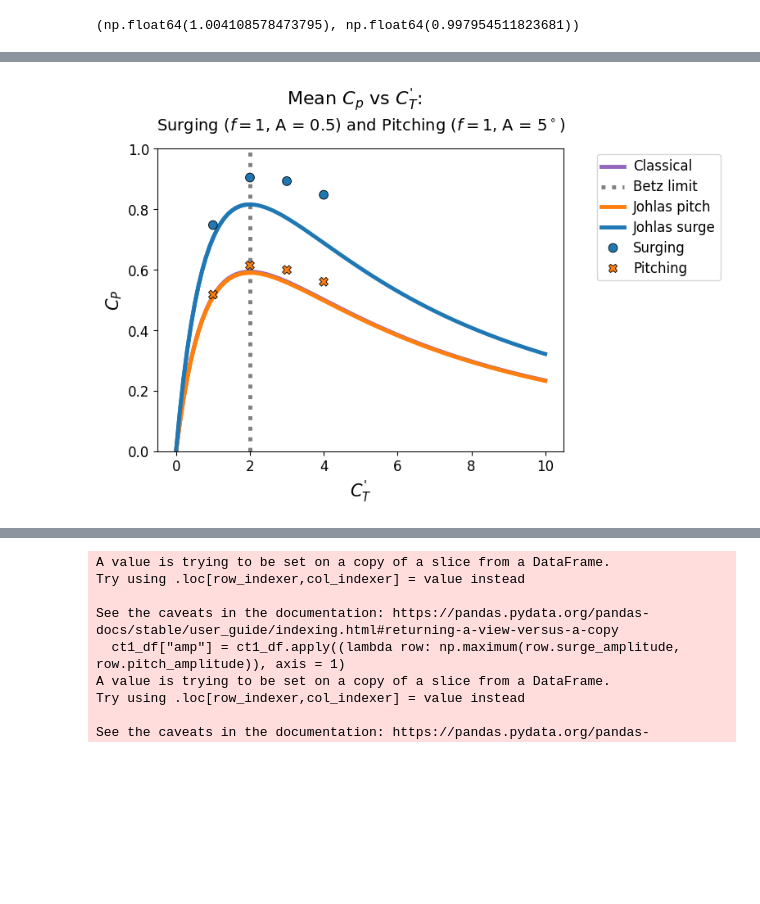
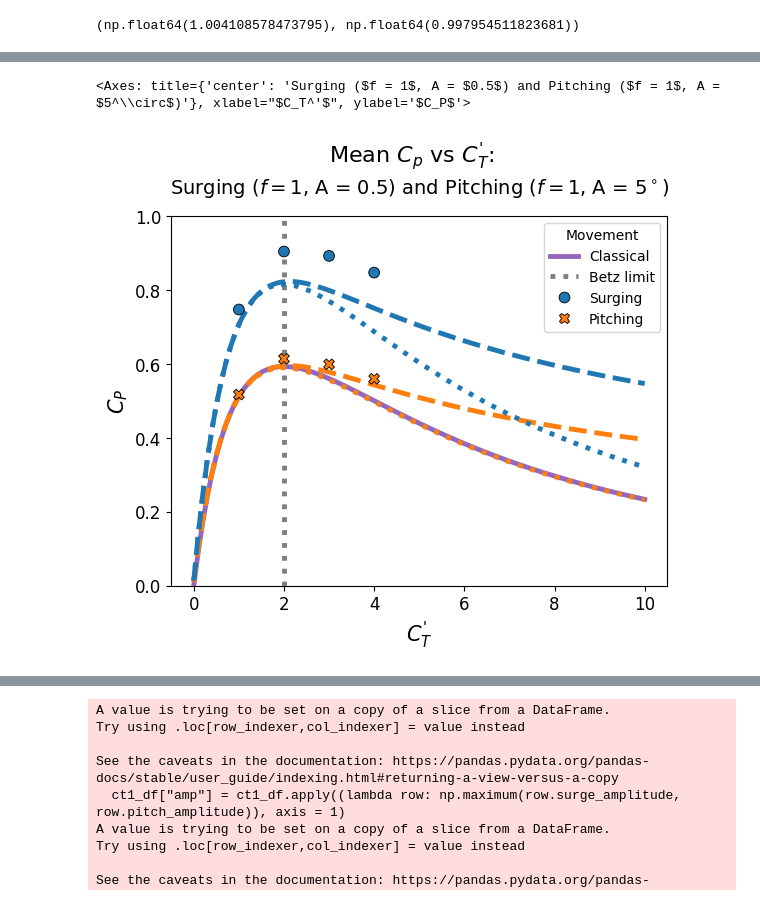
Before and after one commit to skygering/SimsPadeOps, a Jupyter notebook: analysis/movement_exploration.ipynb, the cells around one changed output, grey strips where cells are left out. Saved outputs shown, nothing was run; the diff lists cells and outputs as text; code cells hidden in the pictures; blank space fills up the shorter version.

Commit message:
Add first draft of movement exploration

```diff
--- a/analysis/movement_exploration.ipynb
+++ b/analysis/movement_exploration.ipynb
@@ -47,0 +59,13 @@ max_motion_df = max_motion_df[(max_motion_df["surge_amplitude"] == 0.5) | (max_m
+# %%
+ctp_list = np.linspace(0.01, 10, num = 100)
+# johlas_based on classical
+classical_cp = [a_to_Cp(analytical_a(ctp)) for ctp in ctp_list]
+johlas_pitch_classical = [johlas(cp, 0.0, 5.0) for cp in classical_cp]
+johlas_surge_classical = [johlas(cp, 0.5, 0.0) for cp in classical_cp]
+# johlas based on UMM
+model = UnifiedMomentum()
+umm_cp = model(Ctprime = ctp_list, yaw = 0.0).Cp
+johlas_pitch_umm = [johlas(cp, 0.0, 5.0) for cp in umm_cp]
+johlas_surge_umm = [johlas(cp, 0.5, 0.0) for cp in umm_cp]
+# pre-betz limit indices
+pre_betz = np.linspace(0, 21)
@@ -48,61 +95,62 @@ max_motion_df = max_motion_df[(max_motion_df["surge_amplitude"] == 0.5) | (max_m
 # %%
 fig, ax = plt.subplots(1, 1)
 fig.suptitle("Mean $C_p$ vs $C_T^'$:", size = 16, y = 1.04)
 plt.title("Surging ($f = 1$, A = $0.5$) and Pitching ($f = 1$, A = $5^\circ$)", size = 14, y = 1.04)
 ax.set_xlabel('$C_T^\'$', size = 15)
 ax.set_ylabel('$C_P$', size = 15)
 ax.tick_params(axis='both', which='major', labelsize=12)
 linewidth = 3.5
 ax.set_ylim(0, 1)
 
 # plot classical and betz
 ctp_list = np.linspace(0, 10, num = 100)
 classical_cp = [a_to_Cp(analytical_a(ctp)) for ctp in ctp_list]
 # 1
 sns.lineplot(x = ctp_list, y = classical_cp, color = 'tab:purple', label = "Classical", linewidth = linewidth)
+fix_legend(ax)
+plt.savefig("/Users/sky/Downloads/classical.png", dpi=300, bbox_inches = "tight")
 # 2
 ax.axvline(2, label = "Betz limit", color = 'tab:grey', linewidth = linewidth, linestyle =':')
+fix_legend(ax)
+plt.savefig("/Users/sky/Downloads/betz.png", dpi=300, bbox_inches = "tight")
 
 # pre-betz
-ctp_pre_betz = ctp_list[0:21]
-classical_pre_betz = classical_cp[0:21]
-johlas_pitch_pre_betz = [johlas(cp, 0.0, 5.0) for cp in classical_pre_betz]
-johlas_surge_pre_betz = [johlas(cp, 0.5, 0.0) for cp in classical_pre_betz]
-les_pre_betz = max_motion_df[max_motion_df["CT_prime"] <= 2]
+# ctp_pre_betz = ctp_list[0:21]
+# classical_pre_betz = classical_cp[0:21]
+# johlas_pitch_classical_pre_betz = johlas_pitch_classical[0:21]
+# johlas_surge_pre_betz = johlas_surge_classical[0:21]
+# les_pre_betz = max_motion_df[max_motion_df["CT_prime"] <= 2]
 # 3
-sns.lineplot(x = ctp_pre_betz, y = johlas_pitch_pre_betz, color = 'tab:orange', label = "Johlas pitch", linewidth = linewidth)
+# sns.lineplot(x = ctp_pre_betz, y = johlas_pitch_classical_pre_betz, color = 'tab:orange', label = "Johlas pitch", linewidth = linewidth)
+# fix_legend(ax)
+# plt.savefig("/Users/sky/Downloads/johlas_pitch_classical_pre_betz.png", dpi=300, bbox_inches = "tight")
 # 4
-sns.lineplot(x = ctp_pre_betz, y = johlas_surge_pre_betz, color = 'tab:blue', label = "Johlas surge", linewidth = linewidth)
+# sns.lineplot(x = ctp_pre_betz, y = johlas_surge_pre_betz, color = 'tab:blue', label = "Johlas surge", linewidth = linewidth)
+# fix_legend(ax)
+# plt.savefig("/Users/sky/Downloads/johlas_surge_pre_betz.png", dpi=300, bbox_inches = "tight")
 #5
 palette =['tab:blue', 'tab:orange']
 # sns.scatterplot(data = les_pre_betz, x = "CT_prime", y = "mean_Cp", hue = "Movement", style = "Movement", palette = palette, edgecolor = 'k', zorder = 5,  s=60)
+# fix_legend(ax)
+# plt.savefig("/Users/sky/Downloads/data_pre_betz.png", dpi=300, bbox_inches = "tight")
 
-# post-betz
 # 6
-sns.lineplot(x = ctp_list, y = johlas_pitch, color = 'tab:orange', linewidth = linewidth)
-# # 7
-sns.lineplot(x = ctp_list, y = johlas_surge, color = 'tab:blue', linewidth = linewidth)
-# # 8
+sns.lineplot(x = ctp_list, y = johlas_pitch_classical, color = 'tab:orange', linestyle = "dotted", linewidth = linewidth)
+sns.lineplot(x = ctp_list, y = johlas_pitch_umm, color = 'tab:orange', linestyle = "dashed", linewidth = linewidth)
+# fix_legend(ax)
+# plt.savefig("/Users/sky/Downloads/johlas_pitch_post_betz.png", dpi=300, bbox_inches = "tight")
+# 7
+sns.lineplot(x = ctp_list, y = johlas_surge_classical, color = 'tab:blue', linestyle = "dotted", linewidth = linewidth)
+sns.lineplot(x = ctp_list, y = johlas_surge_umm, color = 'tab:blue', linestyle = "dashed", linewidth = linewidth)
+# fix_legend(ax)
+# plt.savefig("/Users/sky/Downloads/johlas_surge_post_betz.png", dpi=300, bbox_inches = "tight")
+# 8
 sns.scatterplot(data = max_motion_df, x = "CT_prime", y = "mean_Cp", hue = "Movement", style = "Movement", palette = palette, edgecolor = 'k', zorder = 5,  s=60)
-
-
-# palette =['tab:blue', 'tab:orange']
-# sns.scatterplot(data = max_motion_df, x = "CT_prime", y = "mean_Cp", hue = "Movement", style = "Movement", palette = palette)
-
-
-# sns.lineplot(x = ctp_list, y = johlas_surge, color = palette[0], label = "Johlas - Surge")
-# sns.lineplot(x = ctp_list, y = johlas_pitch, color = palette[1], label = "Johlas - Pitch")
-# sns.lineplot(x = ctp_list, y = classical_cp, color = 'k', linestyle=':', label = "Classical")
-
-leg = ax.legend()
-plt.setp(leg.get_texts(), fontsize='12')
-bb = leg.get_bbox_to_anchor().transformed(ax.transAxes.inverted())
-xOffset = 0.4
-bb.x0 += xOffset
-bb.x1 += xOffset
-leg = leg.set_bbox_to_anchor(bb, transform = ax.transAxes)
+# fix_legend(ax)
+# plt.savefig("/Users/sky/Downloads/data_post_betz.png", dpi=300, bbox_inches = "tight")
 # %% [output]
+<Axes: title={'center': 'Surging ($f = 1$, A = $0.5$) and Pitching ($f = 1$, A = $5^\\circ$)'}, xlabel="$C_T^'$", ylabel='$C_P$'>
-[figure, old version]
+[figure, new version]
 # %%
 fig, ax = plt.subplots(1, 1)
 fig.suptitle("Mean $C_p$ vs $C_T^'$:\nSurging ($f = 1$, A = $0.5$) and Pitching ($f = 1$, A = $5^\circ$)")
```
Also changed, not shown: parts of 9 cells of this notebook, 1 other file.
